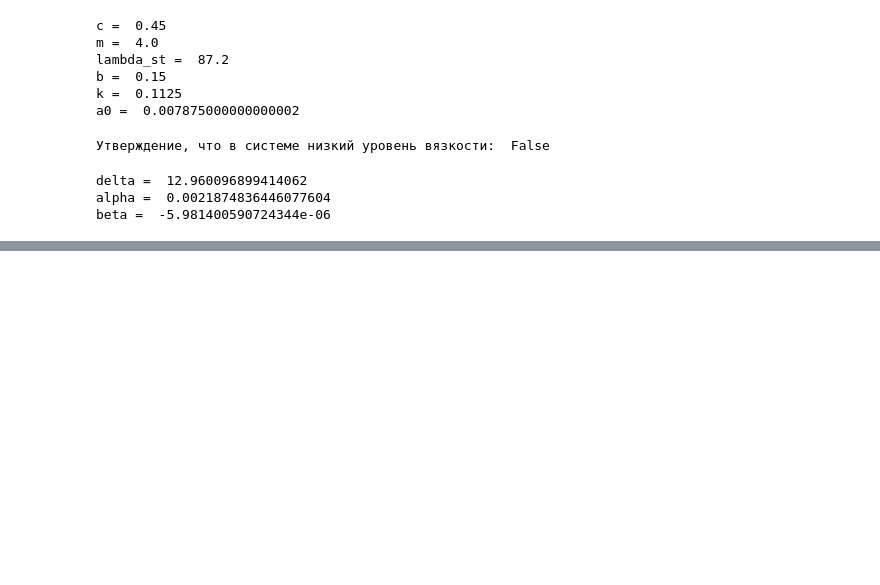
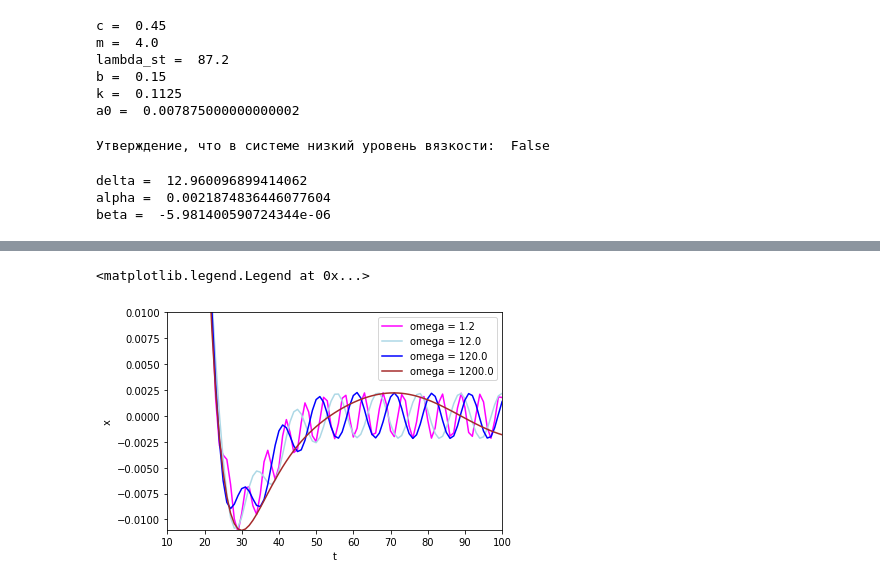
Before and after one commit to Viktory4121/Math_modeling, a Jupyter notebook: ИДЗ2.ipynb, the cells around one changed output, grey strips where cells are left out. Saved outputs shown, nothing was run; the diff lists cells and outputs as text; code cells hidden in the pictures; blank space fills up the shorter version.

```diff
--- a/ИДЗ2.ipynb
+++ b/ИДЗ2.ipynb
@@ -215,0 +224,24 @@ ax.legend()
+# %%
+t = []
+t = [i for i in range(0,101,1)]
+def fun2(tt, oomega, c1, c2, n_color, message):
+  xx = []
+  for i in tt:
+    xx.append(math.exp(-b*i) * (c1 * math.cos(math.sqrt(abs(k**2 - b**2)) * i) + c2 * math.sin(math.sqrt(abs(k**2 - b**2)) * i)) + alpha * math.cos(oomega*i) + beta * math.sin(oomega*i))
+  plt.plot(tt, xx, color = n_color, label=message)
+# %%
+fig, bx = plt.subplots()
+bx.set_title("Разные значения omega")
+bx = plt.axes(xlim=(10, 100), ylim=(-0.011, 0.01))
+bx.set_xlabel('t')
+bx.set_ylabel('x')
+#fun(t, 0, 0.1, 0.1, 1, "black", "omega = 0")
+#fun(t, 1, 0.1, 0.1, 1, "darkblue", "omega = 1")
+fun2(t, omega / 10.0, 1, 1, "magenta", "omega = " + str(omega/10))
+fun2(t, omega, 1, 1, "lightblue", "omega = " + str(omega))
+fun2(t, omega * 10.0, 1, 1, "blue", "omega = " + str(omega*10))
+fun2(t, omega * 100.0, 1, 1, "brown", "omega = " + str(omega*100))
+bx.legend()
+# %% [output]
+<matplotlib.legend.Legend at 0x...>
+[figure, added]
```
Also changed, not shown: parts of 7 cells of this notebook.
